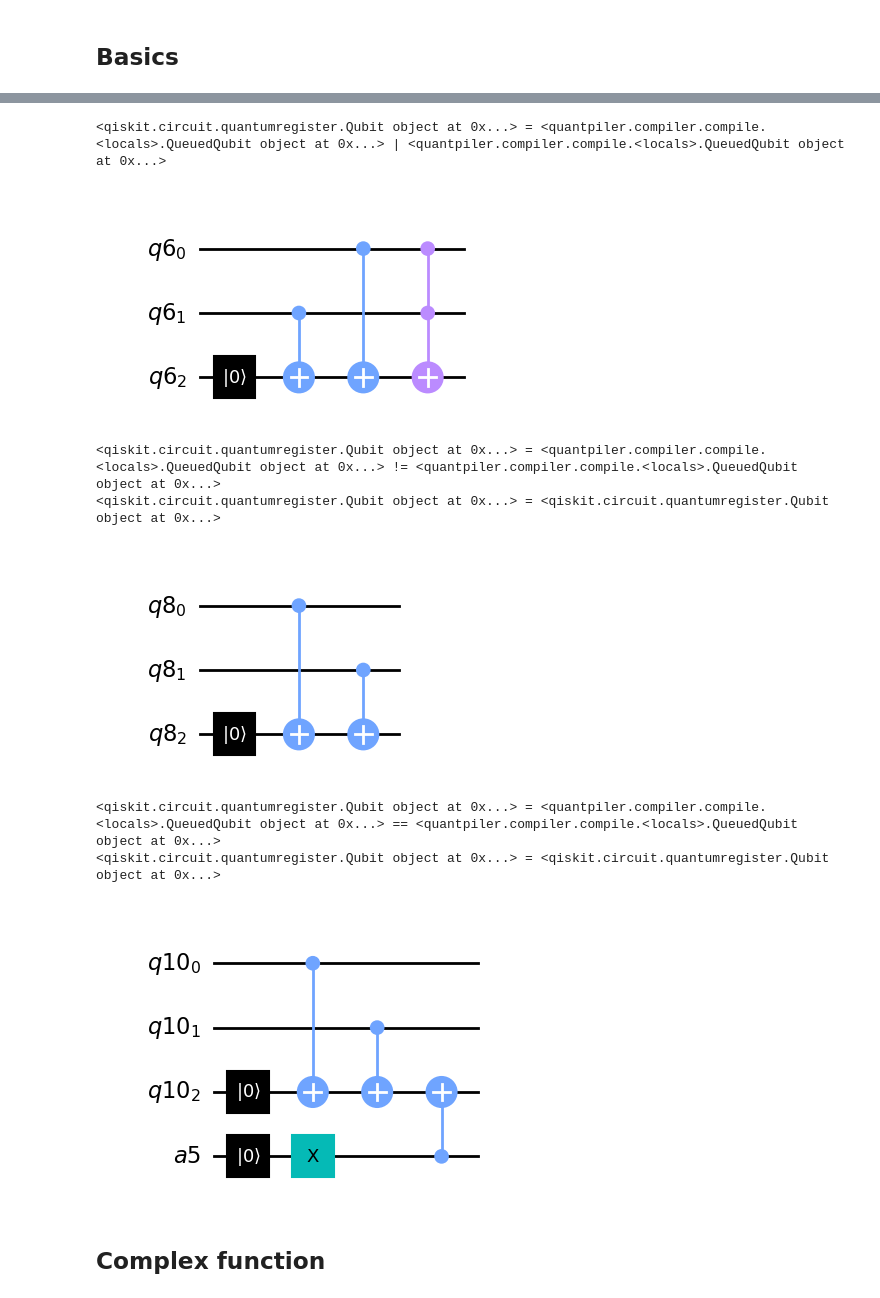
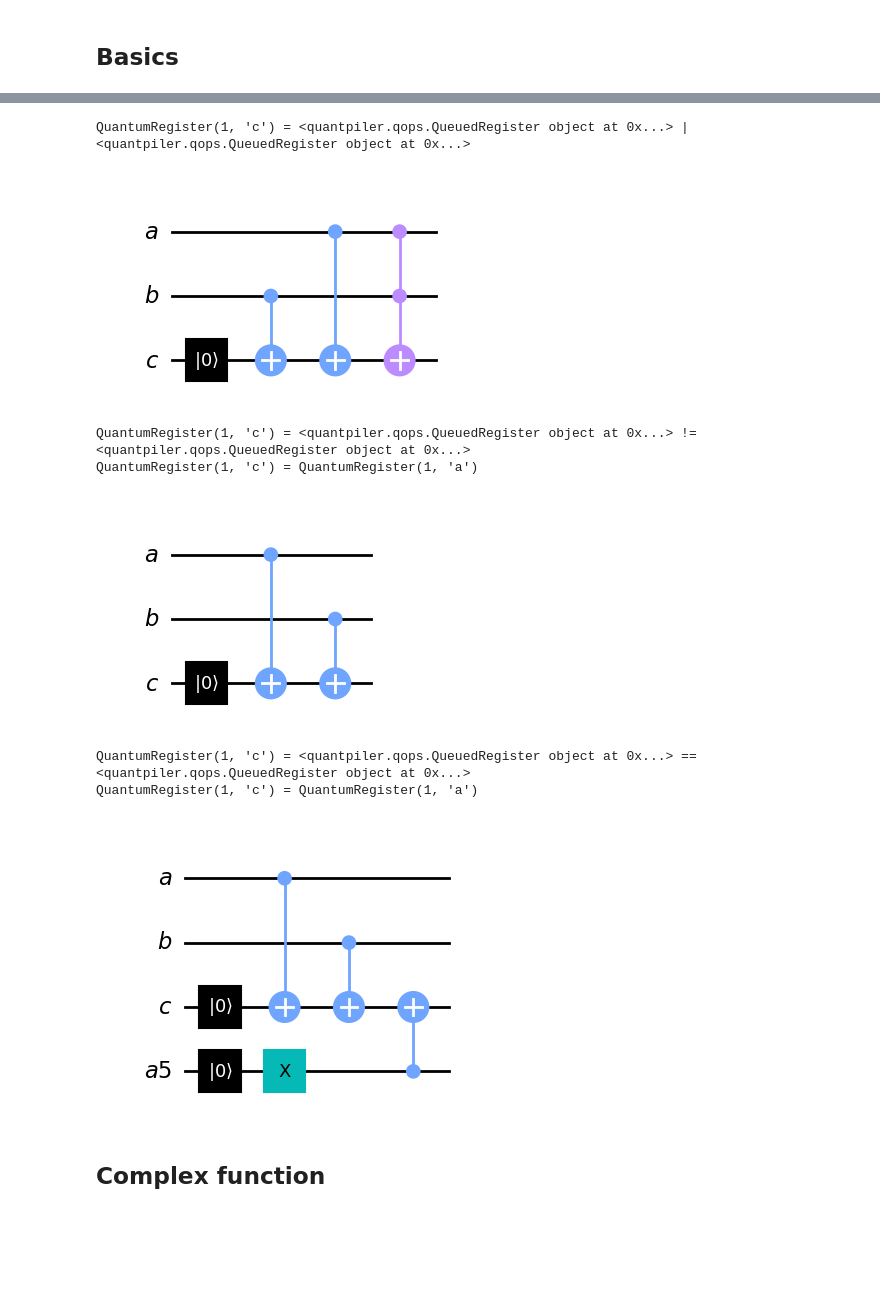
Before and after one commit to averyanalex/quantpiler-v0, a Jupyter notebook: docs/examples/compiler.ipynb, the cells around one changed output, grey strips where cells are left out. Drawn from its saved outputs; the diff is of its cells as text; code cells hidden in the pictures; blank space fills up the shorter version.

```diff
--- a/docs/examples/compiler.ipynb
+++ b/docs/examples/compiler.ipynb
@@ -44,36 +42,36 @@ qc.draw(output="mpl")
 # %%
 def or_func(a, b, c):
     c = a | b
 
 
-qc = compile(or_func, 0)
+qc = assemble(or_func, 0)
 qc.draw(output="mpl")
 # %% [output]
-<qiskit.circuit.quantumregister.Qubit object at 0x...> = <quantpiler.compiler.compile.<locals>.QueuedQubit object at 0x...> | <quantpiler.compiler.compile.<locals>.QueuedQubit object at 0x...>
+QuantumRegister(1, 'c') = <quantpiler.qops.QueuedRegister object at 0x...> | <quantpiler.qops.QueuedRegister object at 0x...>
-[figure, old version]
+[figure, new version]
 # %%
 def xor_func(a, b, c):
     c = a != b
 
 
-qc = compile(xor_func, 0)
+qc = assemble(xor_func, 0)
 qc.draw(output="mpl")
 # %% [output]
-<qiskit.circuit.quantumregister.Qubit object at 0x...> = <quantpiler.compiler.compile.<locals>.QueuedQubit object at 0x...> != <quantpiler.compiler.compile.<locals>.QueuedQubit object at 0x...>
-<qiskit.circuit.quantumregister.Qubit object at 0x...> = <qiskit.circuit.quantumregister.Qubit object at 0x...>
+QuantumRegister(1, 'c') = <quantpiler.qops.QueuedRegister object at 0x...> != <quantpiler.qops.QueuedRegister object at 0x...>
+QuantumRegister(1, 'c') = QuantumRegister(1, 'a')
-[figure, old version]
+[figure, new version]
 # %%
 def equals_func(a, b, c):
     c = a == b
 
 
 # For this operation we need 1 ancilla
-qc = compile(equals_func, 1)
+qc = assemble(equals_func, 1)
 qc.draw(output="mpl")
 # %% [output]
-<qiskit.circuit.quantumregister.Qubit object at 0x...> = <quantpiler.compiler.compile.<locals>.QueuedQubit object at 0x...> == <quantpiler.compiler.compile.<locals>.QueuedQubit object at 0x...>
-<qiskit.circuit.quantumregister.Qubit object at 0x...> = <qiskit.circuit.quantumregister.Qubit object at 0x...>
+QuantumRegister(1, 'c') = <quantpiler.qops.QueuedRegister object at 0x...> == <quantpiler.qops.QueuedRegister object at 0x...>
+QuantumRegister(1, 'c') = QuantumRegister(1, 'a')
-[figure, old version]
+[figure, new version]
 # %% [markdown]
 ## Complex function
 # %%
```
Also changed, not shown: parts of 7 cells of this notebook, 7 other files.
